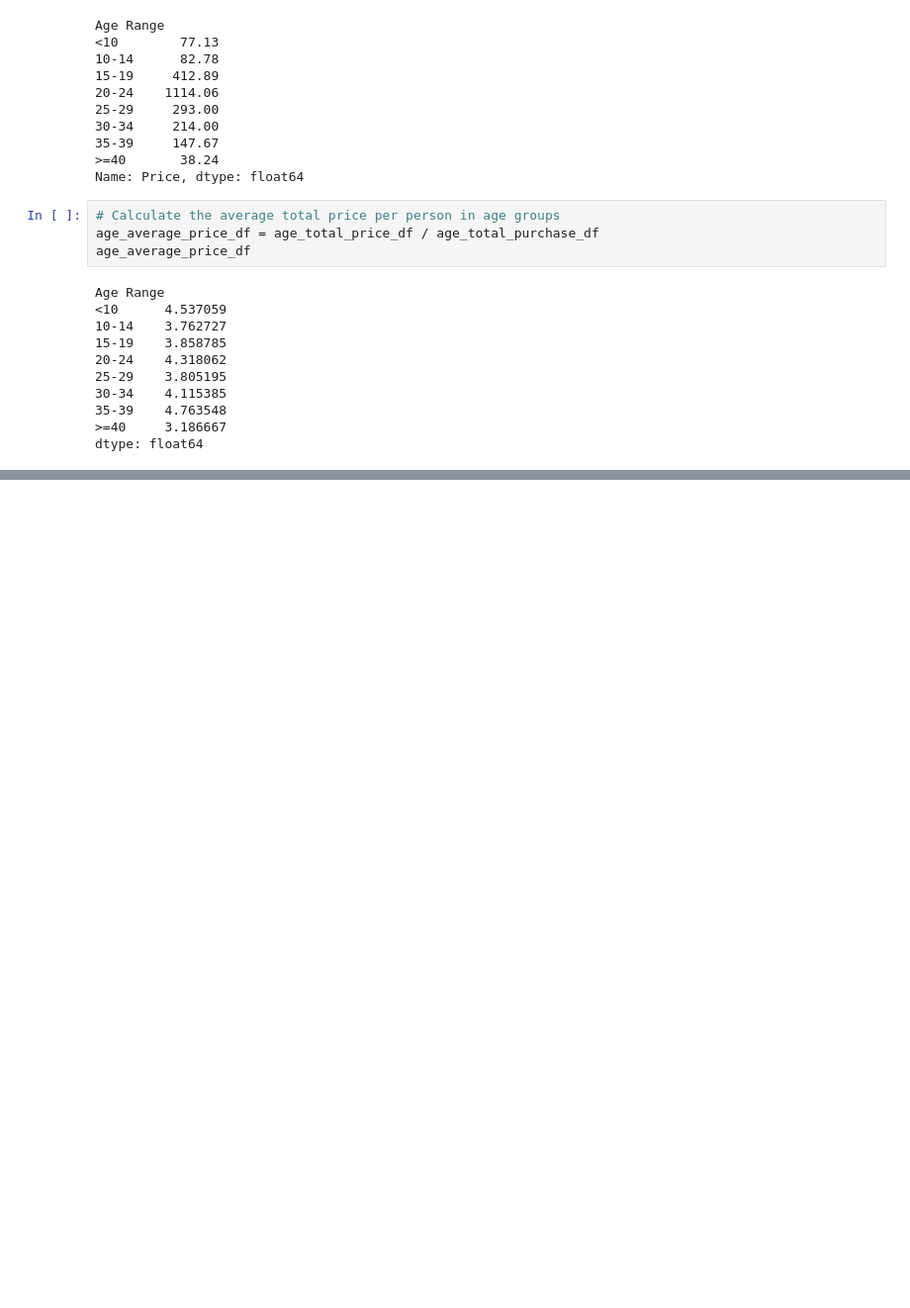
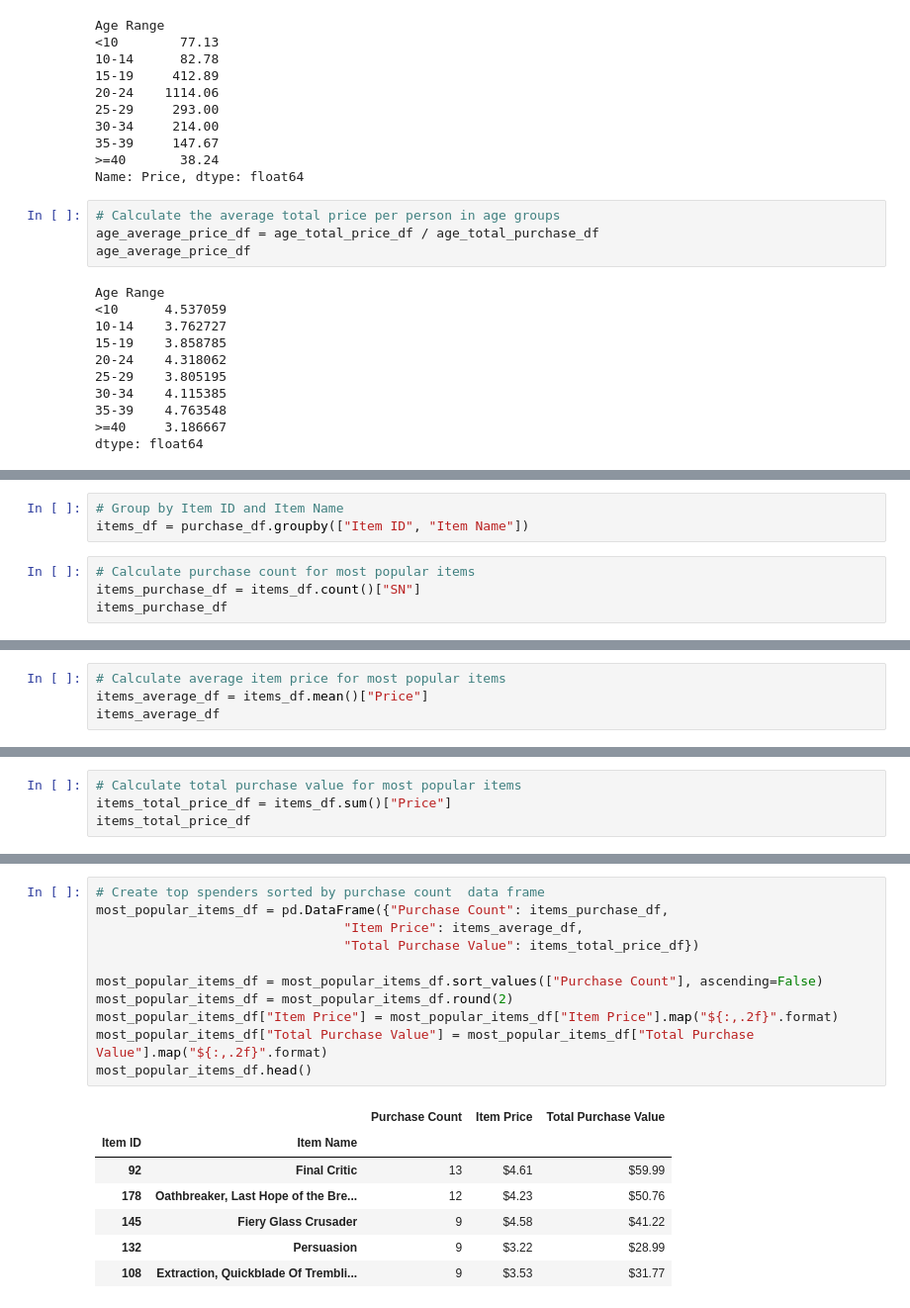
Before and after one commit to bareardon/pandas-challenge, a Jupyter notebook: HeroesOfPymoli/HeroesOfPymoli.ipynb, the cells around one changed output, grey strips where cells are left out. Shown: that part at 99% size. Cells and saved outputs as stored; diff of their text form; blank space fills up the shorter version.

```diff
--- a/HeroesOfPymoli/HeroesOfPymoli.ipynb
+++ b/HeroesOfPymoli/HeroesOfPymoli.ipynb
@@ -370,0 +437,7 @@ Name: Price, Length: 576, dtype: float64
+# %%
+# Group by Item ID and Item Name
+items_df = purchase_df.groupby(["Item ID", "Item Name"])
+# %%
+# Calculate purchase count for most popular items
+items_purchase_df = items_df.count()["SN"]
+items_purchase_df
@@ -370,0 +458,4 @@ Name: Price, Length: 576, dtype: float64
+# %%
+# Calculate average item price for most popular items
+items_average_df = items_df.mean()["Price"]
+items_average_df
@@ -370,0 +476,4 @@ Name: Price, Length: 576, dtype: float64
+# %%
+# Calculate total purchase value for most popular items
+items_total_price_df = items_df.sum()["Price"]
+items_total_price_df
@@ -370,0 +494,19 @@ Name: Price, Length: 576, dtype: float64
+# %%
+# Create top spenders sorted by purchase count  data frame
+most_popular_items_df = pd.DataFrame({"Purchase Count": items_purchase_df,
+                                "Item Price": items_average_df,
+                                "Total Purchase Value": items_total_price_df})
+
+most_popular_items_df = most_popular_items_df.sort_values(["Purchase Count"], ascending=False)
+most_popular_items_df = most_popular_items_df.round(2)
+most_popular_items_df["Item Price"] = most_popular_items_df["Item Price"].map("${:,.2f}".format)
+most_popular_items_df["Total Purchase Value"] = most_popular_items_df["Total Purchase Value"].map("${:,.2f}".format)
+most_popular_items_df.head()
+# %% [output]
+|  |  | Purchase Count | Item Price | Total Purchase Value |
+| Item ID | Item Name |  |  |  |
+| 92 | Final Critic | 13 | $4.61 | $59.99 |
+| 178 | Oathbreaker, Last Hope of the Bre... | 12 | $4.23 | $50.76 |
+| 145 | Fiery Glass Crusader | 9 | $4.58 | $41.22 |
+| 132 | Persuasion | 9 | $3.22 | $28.99 |
+| 108 | Extraction, Quickblade Of Trembli... | 9 | $3.53 | $31.77 |
```
Also changed, not shown: parts of 21 cells of this notebook.
